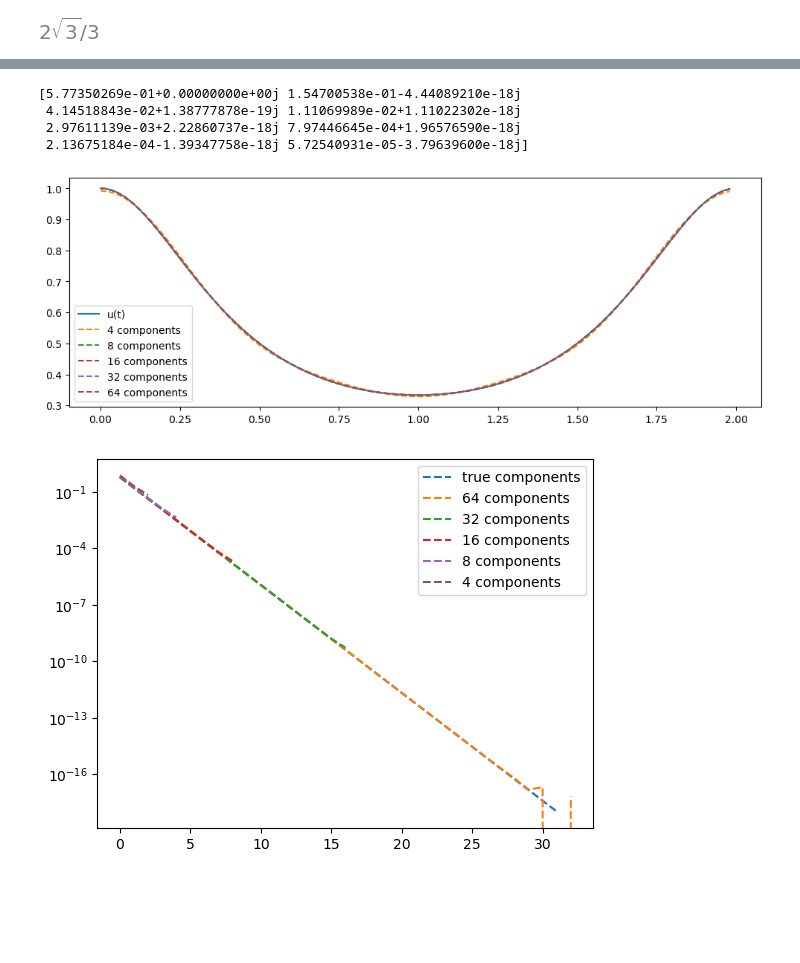
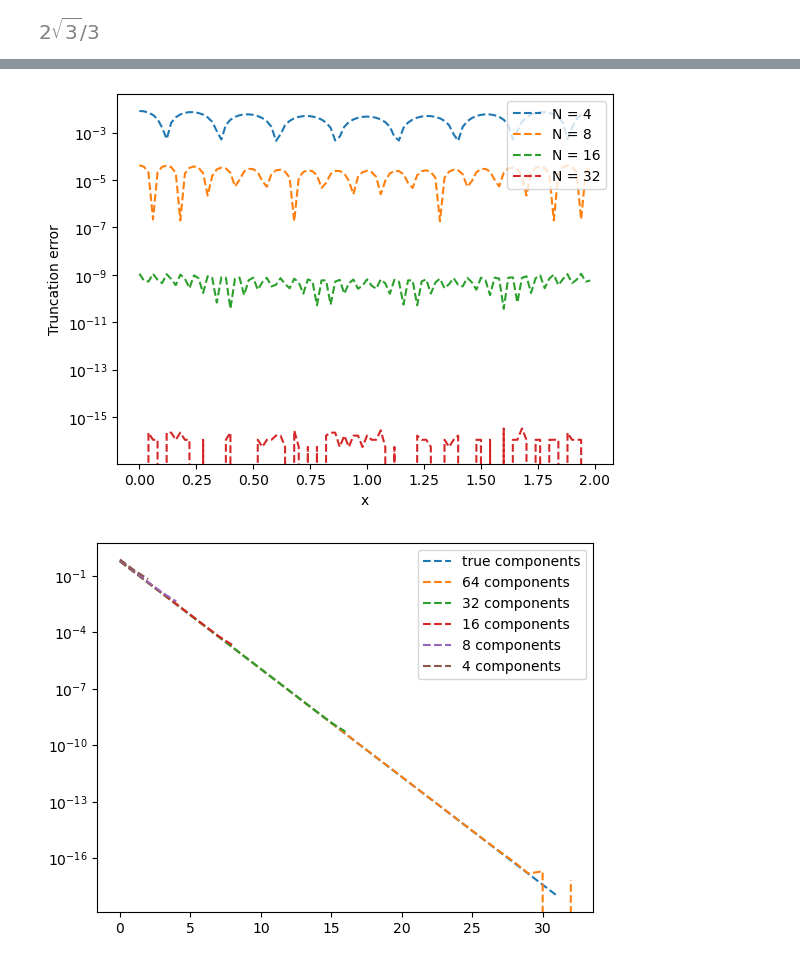
Before and after one commit to deding2000/02689_Assignments, a Jupyter notebook: Assignment1_p1.ipynb, the cells around one changed output, grey strips where cells are left out. Drawn from its saved outputs; the diff is of its cells as text; code cells hidden in the pictures; blank space fills up the shorter version.

```diff
--- a/Assignment1_p1.ipynb
+++ b/Assignment1_p1.ipynb
@@ -18,44 +36,42 @@ a0:
 import numpy as np
 import matplotlib.pyplot as plt
 
 # Define the function to approximate
 def u(x):
     #return abs(x-1) + abs(x) # sanity check
     return 1/(2-np.cos(x*np.pi))
 
 # Number of sample points
 N = 100
 # Sample spacing
 x = np.linspace(0.0, 2, N, endpoint=False) #change 2 to eg. 0.1 to zoom in
 y = u(x)
 
 # Compute the Fourier coefficients
 yf = np.fft.fft(y)
 
-fig, ax = plt.subplots(figsize=(12, 4))
-ax.plot(x, y, label='u(t)')
+#fig, ax = plt.subplots(figsize=(12, 4))
+#ax.plot(x, y, label='u(t)')
+plt.figure()
 
-Ns = [4,8,16,32,64] # Number of coefficients to keep
+Ns = [4,8,16,32] # Number of coefficients to keep
 for num_coefficients in Ns:
     # Zero out higher-order coefficients
     yf_truncated = np.zeros_like(yf)
     yf_truncated[:num_coefficients] = yf[:num_coefficients]
     yf_truncated[-num_coefficients+1:] = yf[-num_coefficients+1:]
 
     # Reconstruct the function using the truncated Fourier coefficients
     y_reconstructed = np.fft.ifft(yf_truncated)
-    plt.plot(x, y_reconstructed.real, label=f'{num_coefficients} components', linestyle='--')
+    plt.semilogy(x, abs(y_reconstructed.real-y), label=f'N = {num_coefficients}', linestyle='--')
 
 # Plot the original and reconstructed functions
-
-ax.legend()
+plt.xlabel("x")
+plt.ylabel("Truncation error")
+plt.legend(loc=1)
 plt.show()
 # %% [output]
-[5.77350269e-01+0.00000000e+00j 1.54700538e-01-4.44089210e-18j
- 4.14518843e-02+1.38777878e-19j 1.11069989e-02+1.11022302e-18j
- 2.97611139e-03+2.22860737e-18j 7.97446645e-04+1.96576590e-18j
- 2.13675184e-04-1.39347758e-18j 5.72540931e-05-3.79639600e-18j]
-[figure, old version]
+[figure, new version]
 # %%
 import numpy as np
 import matplotlib.pyplot as plt
```
Also changed, not shown: parts of 6 cells of this notebook, 6 other files.
